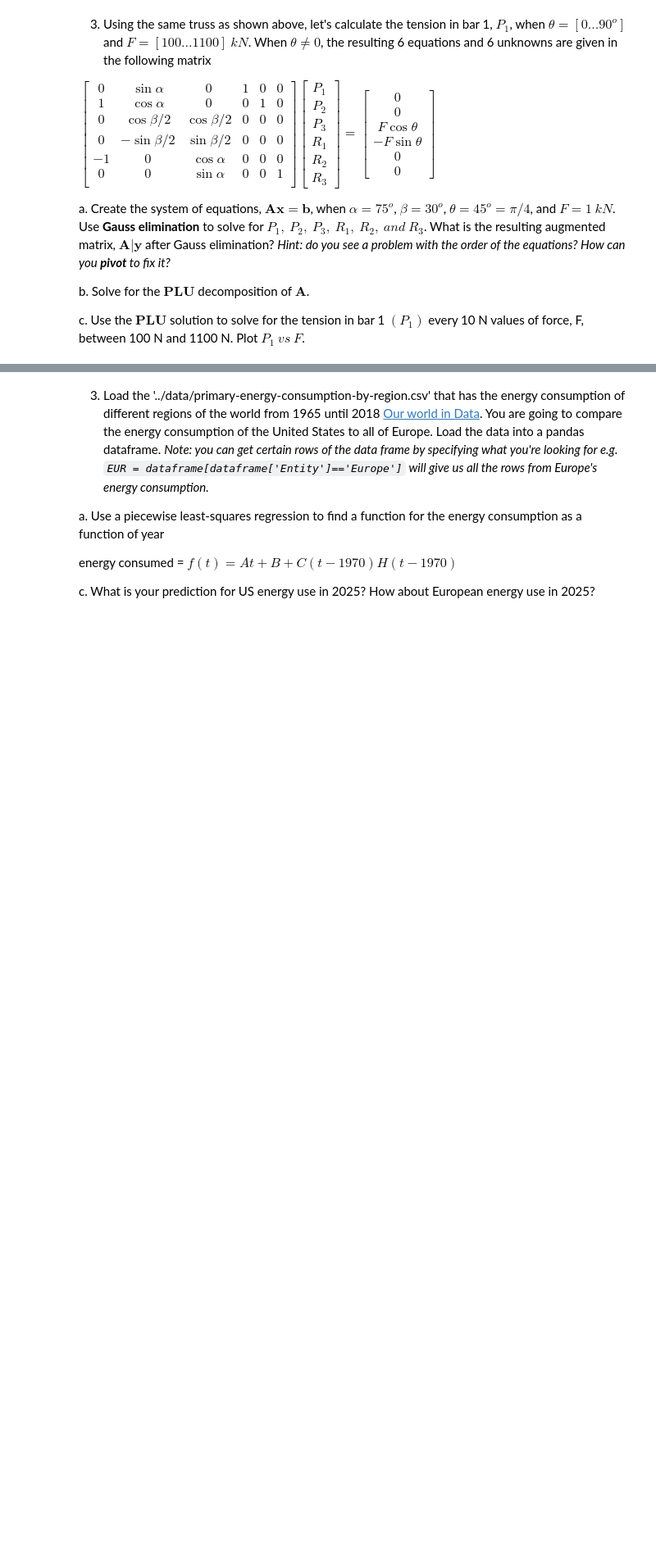
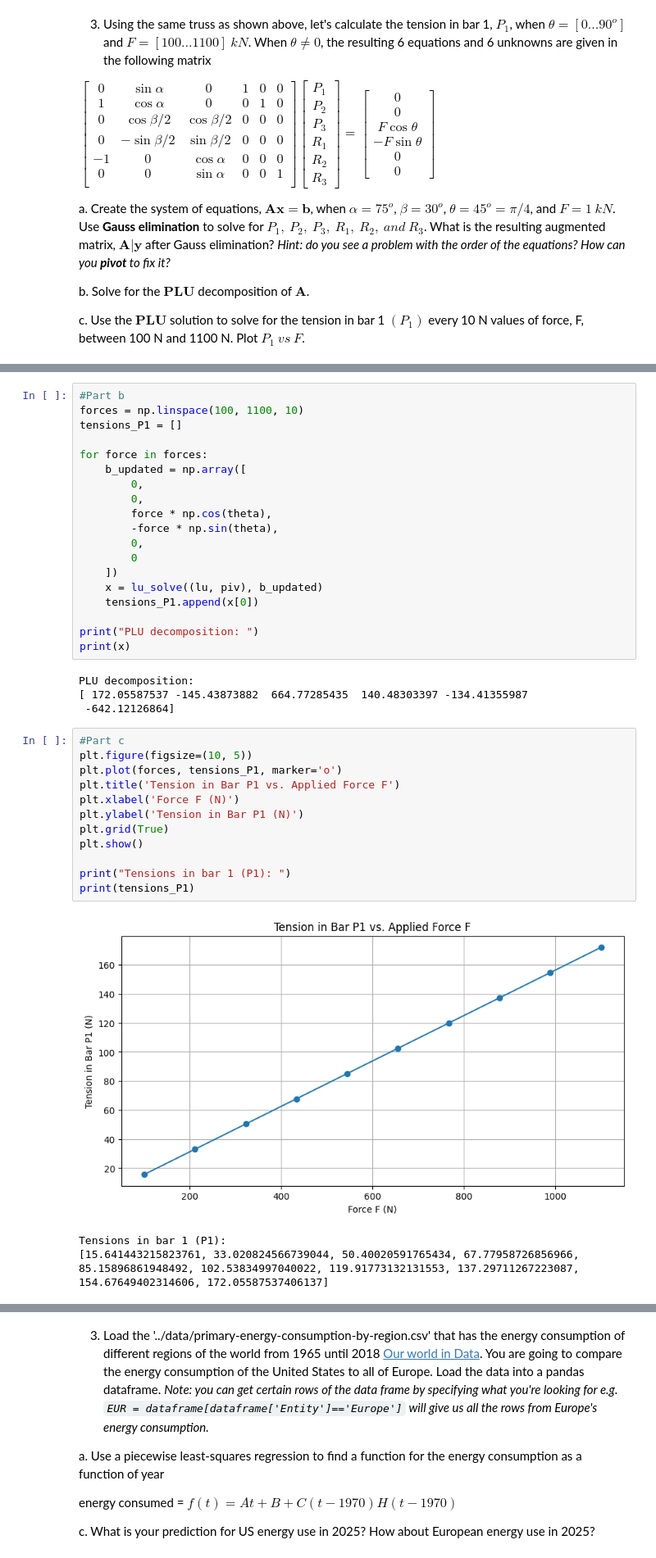
Before and after one commit to jackseitz/computational-mechanics, a Jupyter notebook: _sources/module_04/HW_04.ipynb, the cells around one changed output, grey strips where cells are left out. Shown at 82% size. Cells and saved outputs as stored; diff of their text form; blank space fills up the shorter version.

```diff
--- a/_sources/module_04/HW_04.ipynb
+++ b/_sources/module_04/HW_04.ipynb
@@ -225,3 +490,42 @@ c. Use the $\mathbf{PLU}$ solution to solve for the tension in bar 1 $(P_1)$ eve
+# %%
+#Part b
+forces = np.linspace(100, 1100, 10)
+tensions_P1 = []
+
+for force in forces:
+    b_updated = np.array([
+        0,
+        0,
+        force * np.cos(theta),
+        -force * np.sin(theta),
+        0,
+        0
+    ])
+    x = lu_solve((lu, piv), b_updated)
+    tensions_P1.append(x[0])
+
+print("PLU decomposition: ")
+print(x)
+# %% [output]
+PLU decomposition:
+[ 172.05587537 -145.43873882  664.77285435  140.48303397 -134.41355987
+ -642.12126864]
+# %%
+#Part c
+plt.figure(figsize=(10, 5))
+plt.plot(forces, tensions_P1, marker='o')
+plt.title('Tension in Bar P1 vs. Applied Force F')
+plt.xlabel('Force F (N)')
+plt.ylabel('Tension in Bar P1 (N)')
+plt.grid(True)
+plt.show()
+
+print("Tensions in bar 1 (P1): ")
+print(tensions_P1)
+# %% [output]
+[figure, added]
+Tensions in bar 1 (P1):
+[15.641443215823761, 33.020824566739044, 50.40020591765434, 67.77958726856966, 85.15896861948492, 102.53834997040022, 119.91773132131553, 137.29711267223087, 154.67649402314606, 172.05587537406137]
 # %% [markdown]
 ## Problems [Part 3](./03_Linear-regression-algebra.md)
 
```
Also changed, not shown: parts of 19 cells of this notebook, 54 other files.
